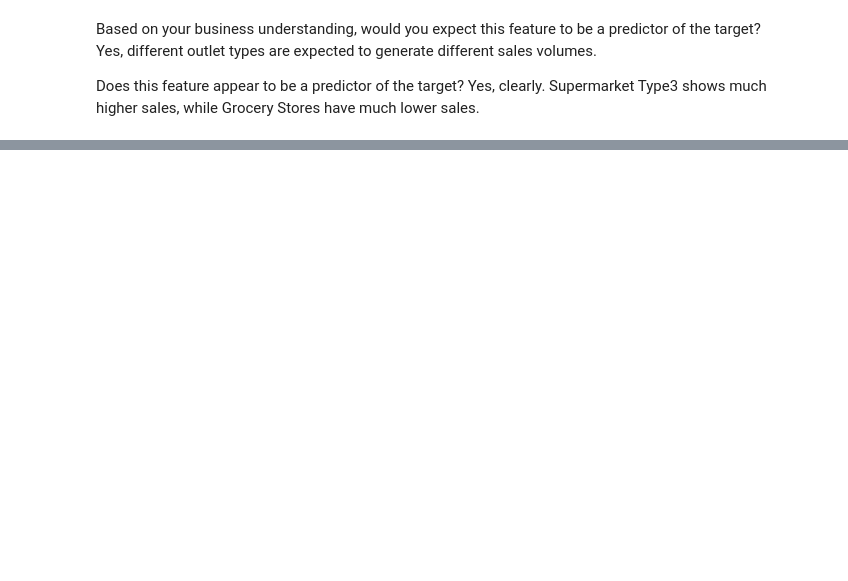
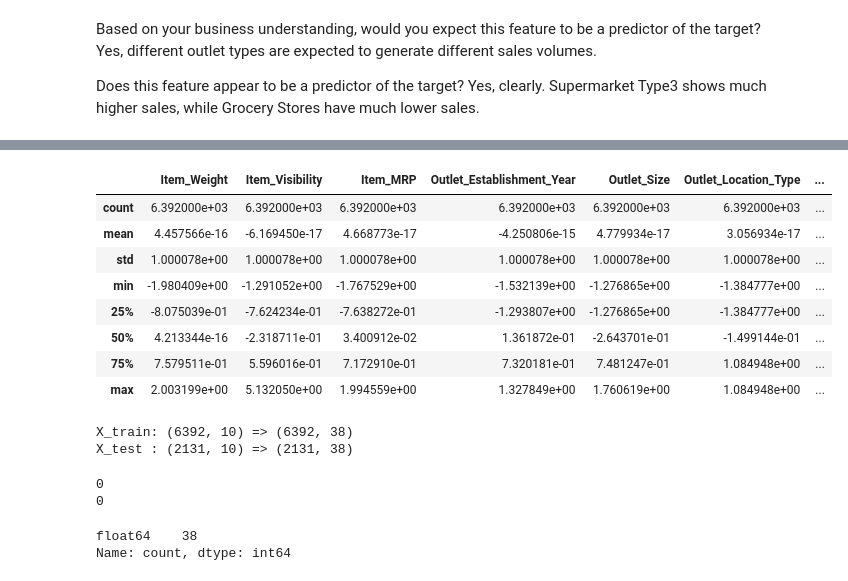
Before and after one commit to eddieZayed/Prediction-of-Product-Sales, a Jupyter notebook: Prediction_of_Product_Sales.ipynb, the cells around one changed output, grey strips where cells are left out. Saved outputs shown, nothing was run; the diff lists cells and outputs as text; code cells hidden in the pictures; blank space fills up the shorter version.

Commit message:
ColumnTransformer with imputation and encoding

```diff
--- a/Prediction_of_Product_Sales.ipynb
+++ b/Prediction_of_Product_Sales.ipynb
@@ -831,0 +968,55 @@ Yes, clearly. Supermarket Type3 shows much higher sales, while Grocery Stores ha
+# %%
+#numeric features
+num_cols = X_train.select_dtypes('number').columns
+num_pipe = make_pipeline(SimpleImputer(strategy='mean'), StandardScaler())
+num_tuple = ('numeric', num_pipe, num_cols)
+# %%
+#ord features
+ordinal_cols = ["Outlet_Size","Outlet_Location_Type"]
+outlet_size_order = ["MISSING","Small", "Medium", "High"]
+outlet_location_type_order = ["MISSING","Tier 1", "Tier 2", "Tier 3"]
+ordinal_pipe = make_pipeline(SimpleImputer(strategy="constant", fill_value="MISSING"), OrdinalEncoder(categories=[outlet_size_order,outlet_location_type_order]), StandardScaler() )
+ordinal_tuple = ('ordinal',ordinal_pipe,ordinal_cols)
+# %%
+#cat features
+categorical_cols = X_train.select_dtypes('object').drop(columns=ordinal_cols).columns
+categorical_pipe = make_pipeline(SimpleImputer(strategy='constant' , fill_value='MISSING'), OneHotEncoder(sparse_output=False, handle_unknown='ignore'))
+categorical_tuple = ('categorical',categorical_pipe, categorical_cols)
+# %%
+#columns transformer
+col_transformer = ColumnTransformer([num_tuple,ordinal_tuple,categorical_tuple], verbose_feature_names_out=False)
+
+#fit and transform
+col_transformer.fit(X_train)
+X_train_processed = col_transformer.transform(X_train)
+X_test_processed = col_transformer.transform(X_test)
+# %%
+X_train_processed.describe()
+# %% [output]
+|  | Item_Weight | Item_Visibility | Item_MRP | Outlet_Establishment_Year | Outlet_Size | Outlet_Location_Type | ... |
+| count | 6.392000e+03 | 6.392000e+03 | 6.392000e+03 | 6.392000e+03 | 6.392000e+03 | 6.392000e+03 | ... |
+| mean | 4.457566e-16 | -6.169450e-17 | 4.668773e-17 | -4.250806e-15 | 4.779934e-17 | 3.056934e-17 | ... |
+| std | 1.000078e+00 | 1.000078e+00 | 1.000078e+00 | 1.000078e+00 | 1.000078e+00 | 1.000078e+00 | ... |
+| min | -1.980409e+00 | -1.291052e+00 | -1.767529e+00 | -1.532139e+00 | -1.276865e+00 | -1.384777e+00 | ... |
+| 25% | -8.075039e-01 | -7.624234e-01 | -7.638272e-01 | -1.293807e+00 | -1.276865e+00 | -1.384777e+00 | ... |
+| 50% | 4.213344e-16 | -2.318711e-01 | 3.400912e-02 | 1.361872e-01 | -2.643701e-01 | -1.499144e-01 | ... |
+| 75% | 7.579511e-01 | 5.596016e-01 | 7.172910e-01 | 7.320181e-01 | 7.481247e-01 | 1.084948e+00 | ... |
+| max | 2.003199e+00 | 5.132050e+00 | 1.994559e+00 | 1.327849e+00 | 1.760619e+00 | 1.084948e+00 | ... |
+# %%
+print("X_train:", X_train.shape, "=>", X_train_processed.shape)
+print("X_test :", X_test.shape,  "=>", X_test_processed.shape)
+# %% [output]
+X_train: (6392, 10) => (6392, 38)
+X_test : (2131, 10) => (2131, 38)
+# %%
+print(X_train_processed.isna().sum().sum())
+print(X_test_processed.isna().sum().sum())
+# %% [output]
+0
+0
+# %%
+#No non-numeric dtypes
+print(X_train_processed.dtypes.value_counts())
+# %% [output]
+float64    38
+Name: count, dtype: int64
```
Also changed, not shown: parts of 19 cells of this notebook.
